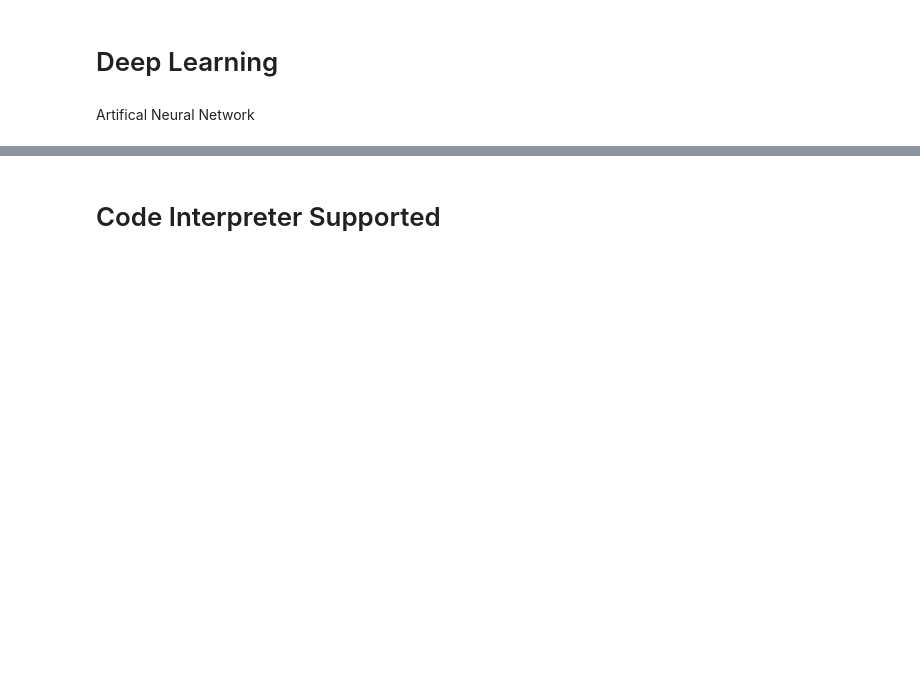
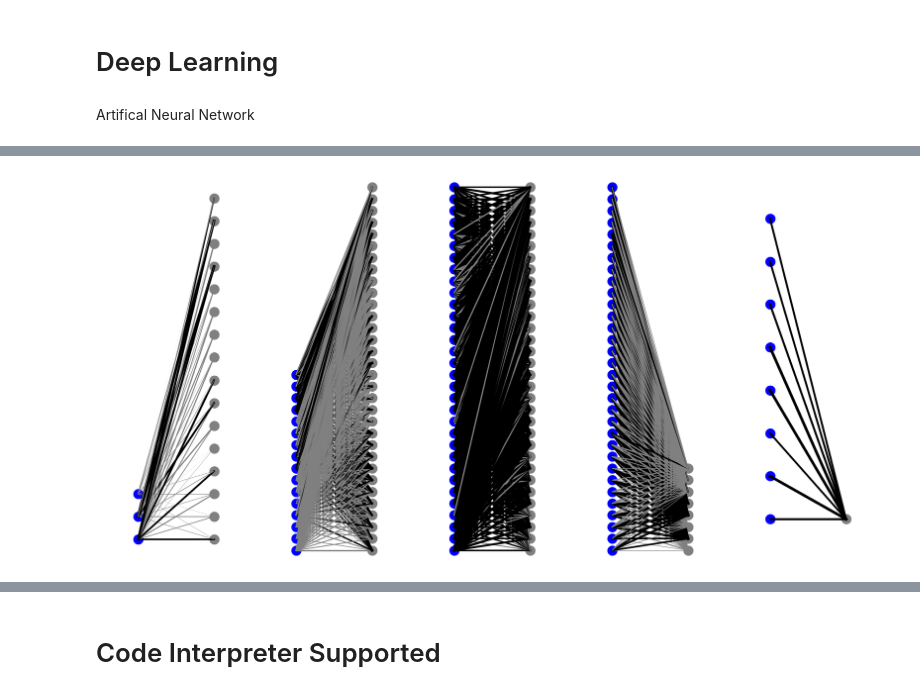
Before and after one commit to NawidT/morefish-ml, a Jupyter notebook: training/nh3_train.ipynb, the cells around one changed output, grey strips where cells are left out. Saved outputs shown, nothing was run; the diff lists cells and outputs as text; code cells hidden in the pictures; blank space fills up the shorter version.

```diff
--- a/training/nh3_train.ipynb
+++ b/training/nh3_train.ipynb
@@ -65,10 +64,6 @@ comb.loc[comb['NH4_N_MGL'] <= 0.05, 'decreaseFeed'] = 0
 comb = comb.drop(comb[comb['NH4_N_MGL'] < 0].index)
 # %% [output]
 90393
-# %%
-# Convert our problem to a classification problem
-comb['decreaseFeed'] = 1
-comb.loc[comb['NH4_N_MGL'] <= 0.15, 'decreaseFeed'] = 0
 # %%
 comb = comb.drop(comb[comb['NH4_N_MGL'] > 3].index)
 comb = comb.drop(comb[comb['NH4_N_MGL'] < 0].index)
@@ -338,6 +442,0 @@ Long Short Term Memory (LSTM)
-# %%
-model = nn.Sequential(
-    nn.LSTM(input_size=4, hidden_size=16, num_layers=7 ,dropout=0.15),
-    extract_tensor(),
-    nn.Linear(16, 1)
-)
@@ -346,10 +442,0 @@ A mix of RNN and LSTM
-# %%
-model = nn.Sequential(
-    nn.LSTM(input_size=3, hidden_size=8, num_layers=3 ,dropout=0.15),
-    extract_tensor(),
-    nn.Linear(8, 8),
-    nn.CELU(),
-    nn.RNN(input_size=8, hidden_size=16, num_layers=2, batch_first=True, nonlinearity="relu"),
-    extract_tensor(),
-    nn.Linear(16, 1)
-)
@@ -438,0 +443,35 @@ Root Mean Squared Error (RMSE): 0.4731284721567694
+# %%
+def plot_ann(model):
+    layers = [module for module in model if isinstance(module, nn.Linear)]
+
+    fig, axs = plt.subplots(1, len(layers), figsize=(20, 10))
+
+    for i, layer in enumerate(layers):
+        weights = layer.weight.data.abs().numpy()
+        max_weight = weights.max()
+
+        # Extracting number of neurons in the current and next layer
+        n_neurons_in = weights.shape[1]
+        n_neurons_out = weights.shape[0]
+
+        # Plotting neurons of the current layer
+        axs[i].scatter([i] * n_neurons_in, range(n_neurons_in), s=300, c='blue')
+
+        # Plotting neurons of the next layer
+        axs[i].scatter([i + 1] * n_neurons_out, range(n_neurons_out), c='gray', s=300)
+
+        # Connecting lines (weights) between neurons of the current and next layer
+        for j, neuron_out in enumerate(weights):
+            for k, neuron_in in enumerate(neuron_out):
+                color = 'black' if neuron_in >= 0.5 * max_weight else 'gray'
+                axs[i].plot([i, i + 1], [k, j], c=color, lw=neuron_in * 5 / max_weight)
+
+        axs[i].set_xlim(i - 0.5, i + 1.5)
+        axs[i].set_ylim(-1, max(n_neurons_in, n_neurons_out))
+        axs[i].axis('off')
+
+    plt.tight_layout()
+    plt.show()
+plot_ann(model)
+# %% [output]
+[figure, added]
```
Also changed, not shown: parts of 28 cells of this notebook, 2 other files.
